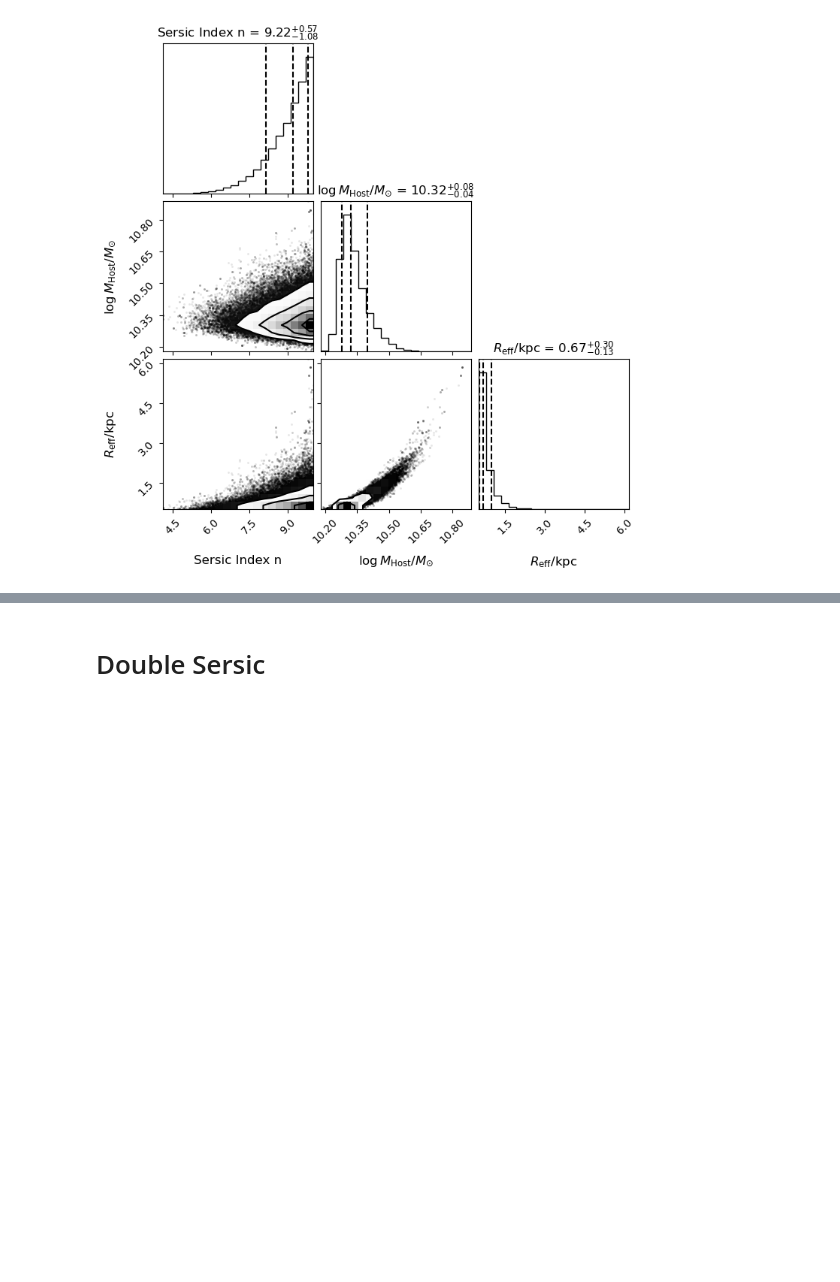
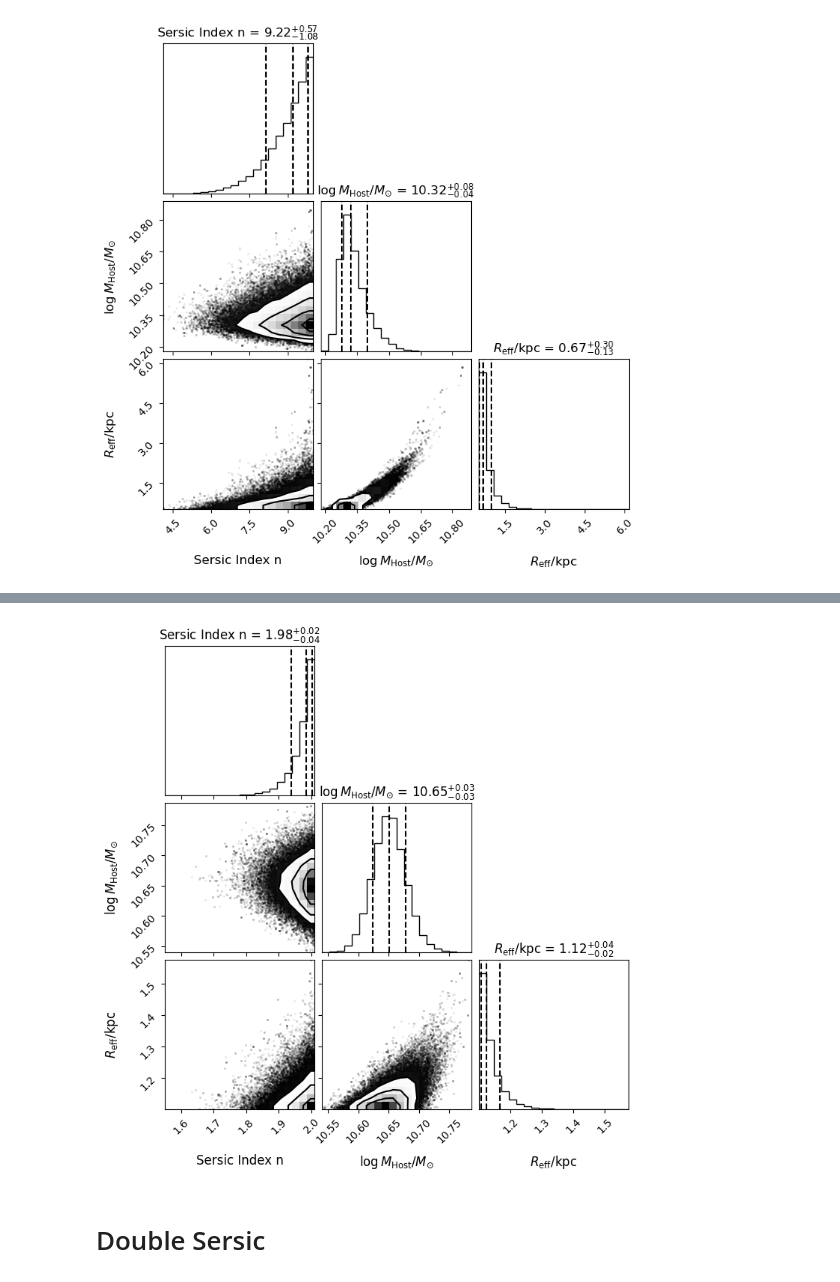
Before and after one commit to rjassef/SMBH_fitter, a Jupyter notebook: 03_Host_only_fits.ipynb, the cells around one changed output, grey strips where cells are left out. Cells and saved outputs as stored; diff of their text form; code cells hidden in the pictures; blank space fills up the shorter version.

```diff
--- a/03_Host_only_fits.ipynb
+++ b/03_Host_only_fits.ipynb
@@ -80,3 +124,8 @@ WARNING:root:Too few points to create valid contours
+# %%
+#Make the corner plot.
+myMCMC.corner_plot()
+# %% [output]
+[figure, added]
 # %% [markdown]
 # Double Sersic
 # %%
```
Also changed, not shown: parts of 5 cells of this notebook, 1 other file.
